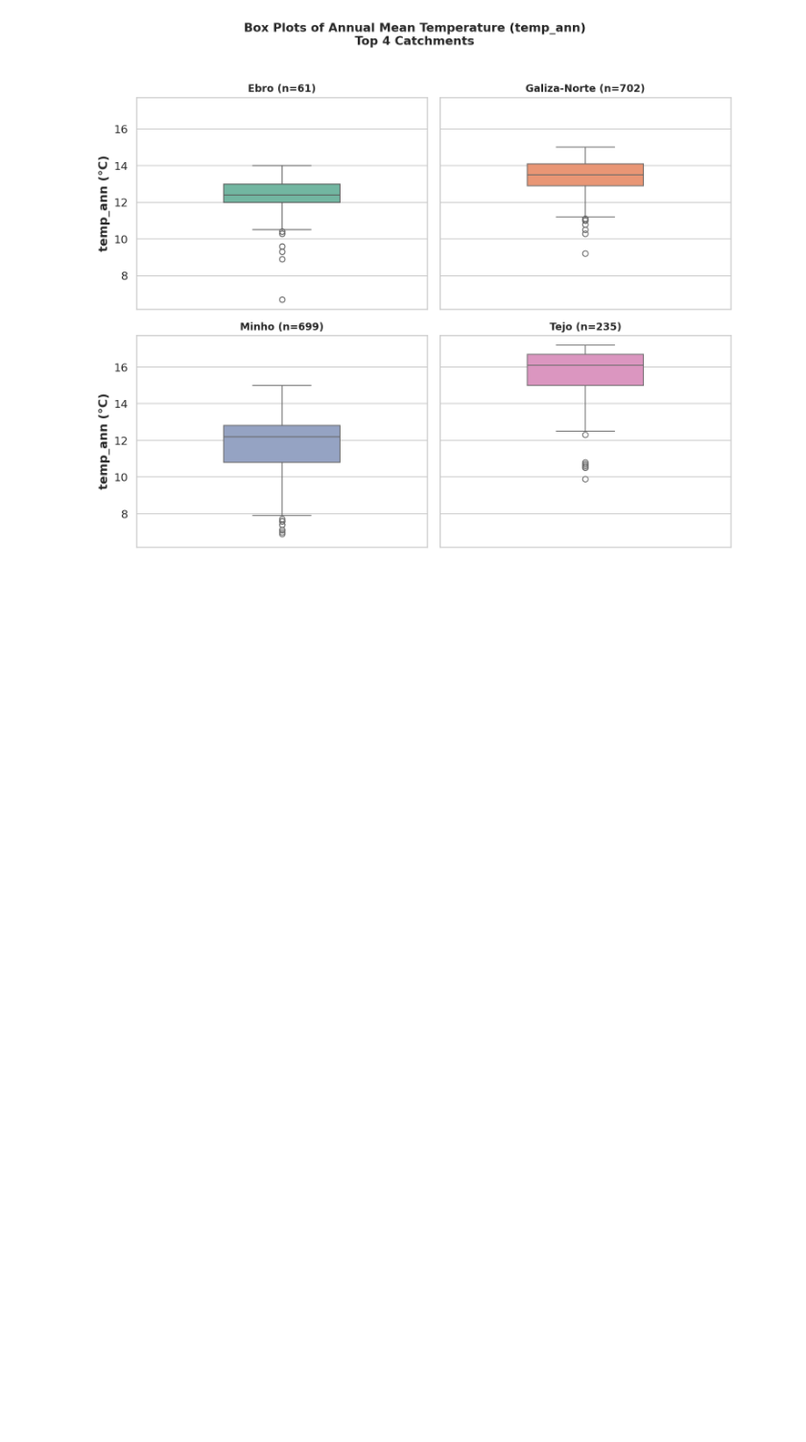
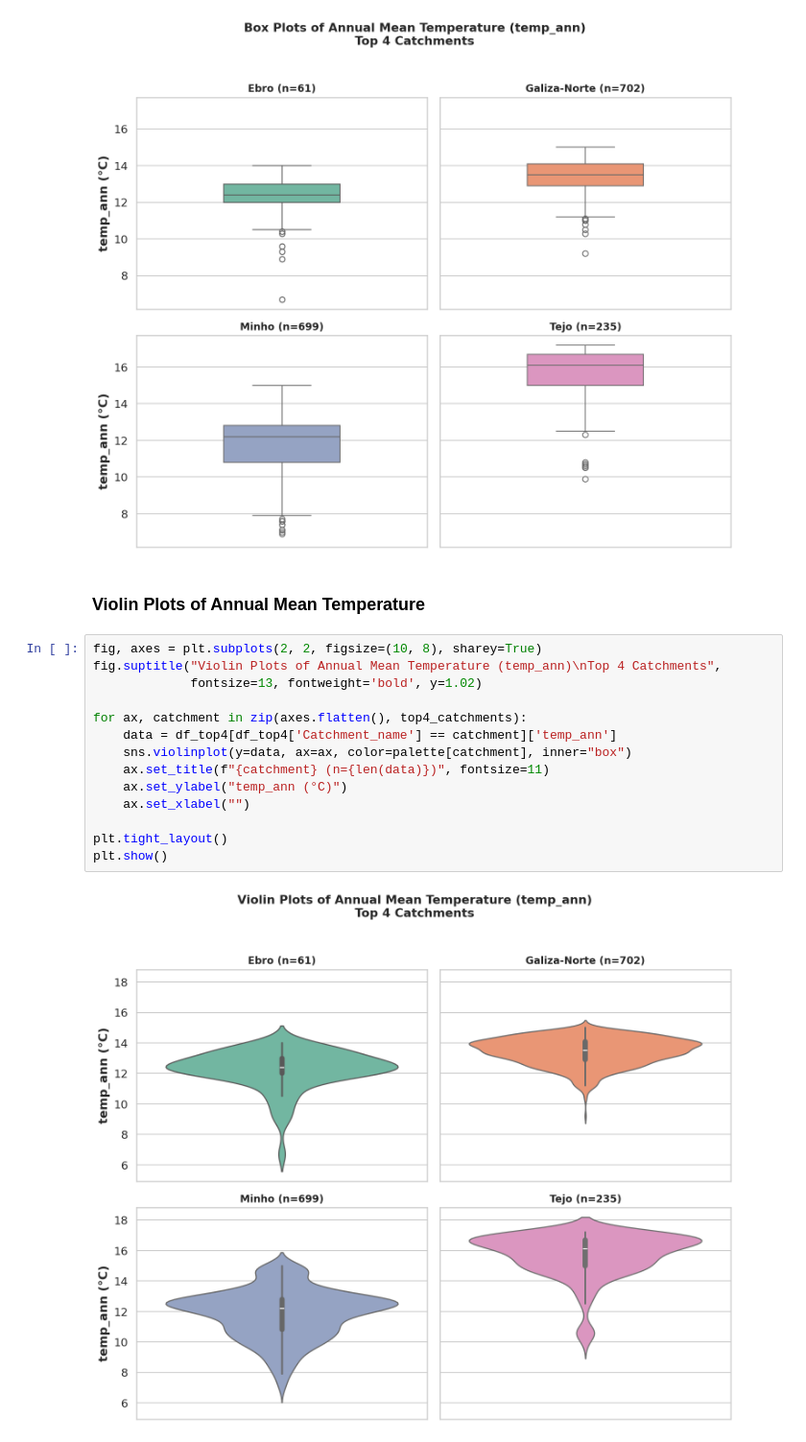
Before and after one commit to dgonzales1222/greends_avcad_exercises, a Jupyter notebook: exercise_03/CaseStudy1_univariate_analysis_visuals.ipynb, the cells around one changed output. Shown at 96% size. Saved outputs shown, nothing was run; the diff lists cells and outputs as text; blank space fills up the shorter version.

```diff
--- a/exercise_03/CaseStudy1_univariate_analysis_visuals.ipynb
+++ b/exercise_03/CaseStudy1_univariate_analysis_visuals.ipynb
@@ -708,3 +708,21 @@ plt.tight_layout()
 plt.show()
 # %% [output]
 [figure]
+# %% [markdown]
+### Violin Plots of Annual Mean Temperature
+# %%
+fig, axes = plt.subplots(2, 2, figsize=(10, 8), sharey=True)
+fig.suptitle("Violin Plots of Annual Mean Temperature (temp_ann)\nTop 4 Catchments",
+             fontsize=13, fontweight='bold', y=1.02)
+
+for ax, catchment in zip(axes.flatten(), top4_catchments):
+    data = df_top4[df_top4['Catchment_name'] == catchment]['temp_ann']
+    sns.violinplot(y=data, ax=ax, color=palette[catchment], inner="box")
+    ax.set_title(f"{catchment} (n={len(data)})", fontsize=11)
+    ax.set_ylabel("temp_ann (°C)")
+    ax.set_xlabel("")
+
+plt.tight_layout()
+plt.show()
+# %% [output]
+[figure, added]
```
Also changed, not shown: parts of 6 cells of this notebook.
